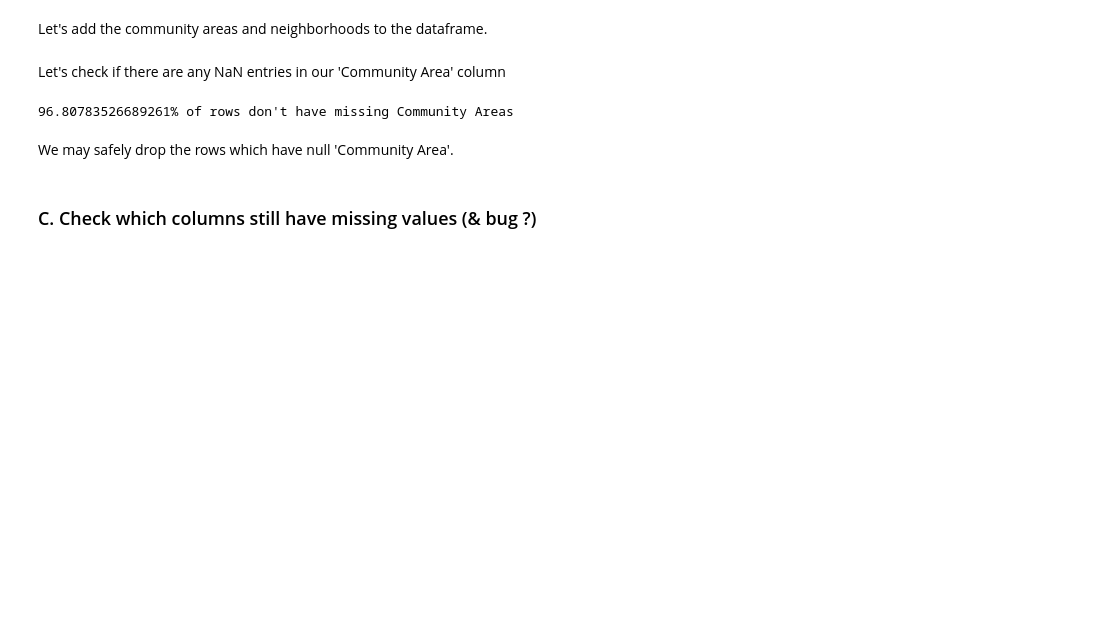
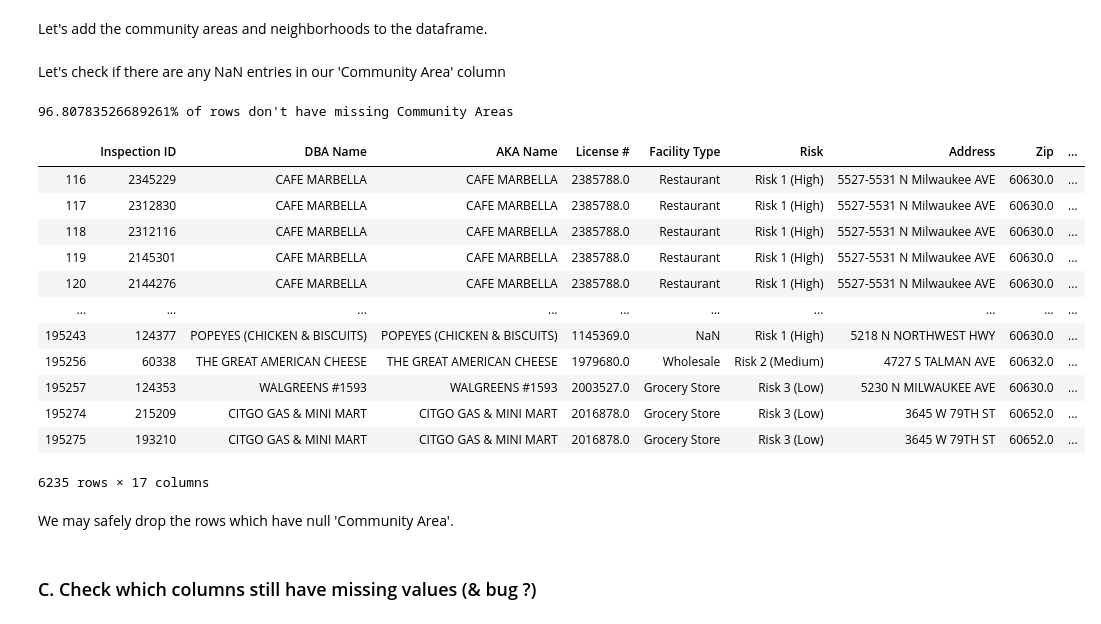
Before and after one commit to aaag97/ada-2019-project-databusters, a Jupyter notebook: Data Cleaning.ipynb, the cells around one changed output. Cells and saved outputs as stored; diff of their text form; code cells hidden in the pictures; blank space fills up the shorter version.

Commit message:
missing community areas problem

```diff
--- a/Data Cleaning.ipynb
+++ b/Data Cleaning.ipynb
@@ -125,8 +103,7 @@ len(inspections)
 # %% [markdown]
 The 'Location' column contains the latitude and longitude of the establishment. However, there are separate 'Latitude' and 'Longitude' columns. We can hence safely drop the 'Location' column.
 # %%
-#inspections = inspections.drop(columns=['Location'])
-#inspections.rename(columns={"Location": "Location_original"})
+inspections = inspections.drop(columns=['Location'])
 # %% [markdown]
 The head of the dataset only contains NaN entries for the 'Historical Wards 2003-2015', 'Zip Codes', 'Community Areas', 'Census Tracts', 'Wards' columns. Let's see if this is true for the whole dataset.
 # %%
@@ -284,6 +248,22 @@ Let's check if there are any NaN entries in our 'Community Area' column
 print('{}% of rows don\'t have missing Community Areas'.format(100 * (1 - inspections['Community Area'].isna().sum()/len(inspections))))
 # %% [output]
 96.80783526689261% of rows don't have missing Community Areas
+# %%
+inspections[inspections['Community Area'].isnull()]
+# %% [output]
+|  | Inspection ID | DBA Name | AKA Name | License # | Facility Type | Risk | Address | Zip | ... |
+| 116 | 2345229 | CAFE MARBELLA | CAFE MARBELLA | 2385788.0 | Restaurant | Risk 1 (High) | 5527-5531 N Milwaukee AVE | 60630.0 | ... |
+| 117 | 2312830 | CAFE MARBELLA | CAFE MARBELLA | 2385788.0 | Restaurant | Risk 1 (High) | 5527-5531 N Milwaukee AVE | 60630.0 | ... |
+| 118 | 2312116 | CAFE MARBELLA | CAFE MARBELLA | 2385788.0 | Restaurant | Risk 1 (High) | 5527-5531 N Milwaukee AVE | 60630.0 | ... |
+| 119 | 2145301 | CAFE MARBELLA | CAFE MARBELLA | 2385788.0 | Restaurant | Risk 1 (High) | 5527-5531 N Milwaukee AVE | 60630.0 | ... |
+| 120 | 2144276 | CAFE MARBELLA | CAFE MARBELLA | 2385788.0 | Restaurant | Risk 1 (High) | 5527-5531 N Milwaukee AVE | 60630.0 | ... |
+| ... | ... | ... | ... | ... | ... | ... | ... | ... | ... |
+| 195243 | 124377 | POPEYES (CHICKEN & BISCUITS) | POPEYES (CHICKEN & BISCUITS) | 1145369.0 | NaN | Risk 1 (High) | 5218 N NORTHWEST HWY | 60630.0 | ... |
+| 195256 | 60338 | THE GREAT AMERICAN CHEESE | THE GREAT AMERICAN CHEESE | 1979680.0 | Wholesale | Risk 2 (Medium) | 4727 S TALMAN AVE | 60632.0 | ... |
+| 195257 | 124353 | WALGREENS #1593 | WALGREENS #1593 | 2003527.0 | Grocery Store | Risk 3 (Low) | 5230 N MILWAUKEE AVE | 60630.0 | ... |
+| 195274 | 215209 | CITGO GAS & MINI MART | CITGO GAS & MINI MART | 2016878.0 | Grocery Store | Risk 3 (Low) | 3645 W 79TH ST | 60652.0 | ... |
+| 195275 | 193210 | CITGO GAS & MINI MART | CITGO GAS & MINI MART | 2016878.0 | Grocery Store | Risk 3 (Low) | 3645 W 79TH ST | 60652.0 | ... |
+6235 rows × 17 columns
 # %% [markdown]
 We may safely drop the rows which have null 'Community Area'.
 # %%
```
Also changed, not shown: parts of 8 cells of this notebook, 1 other file.
